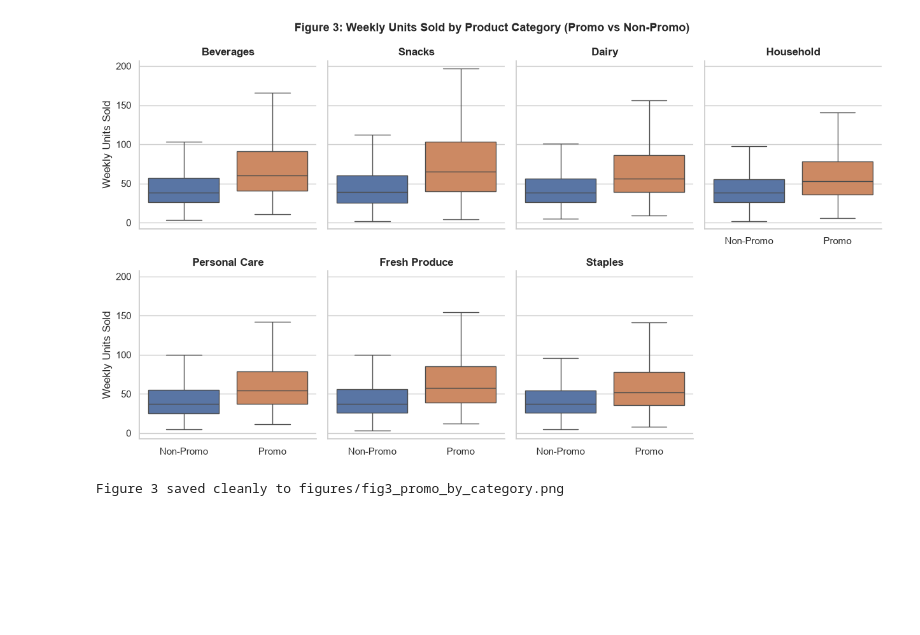
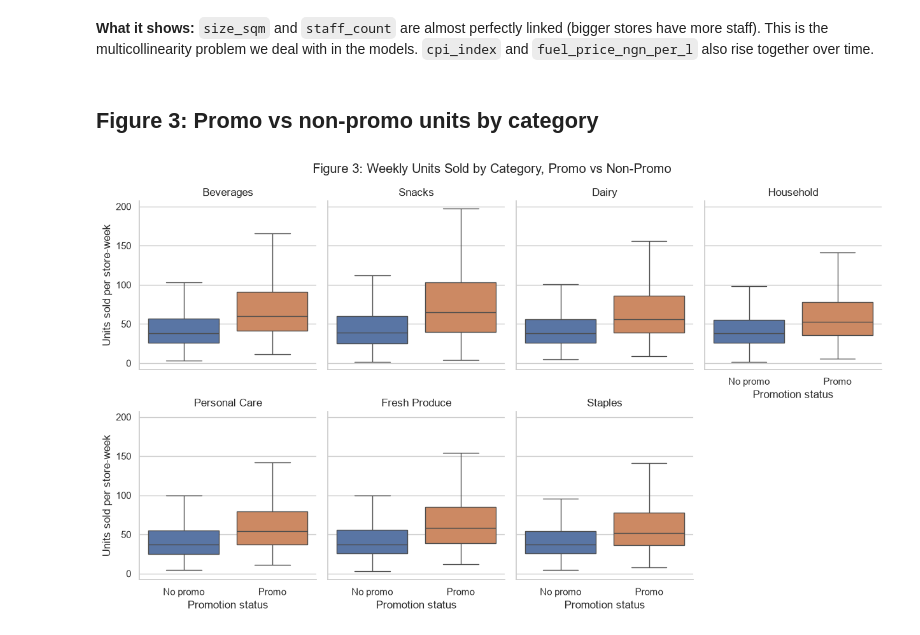
Before and after one commit to mosigomina/brainpals, a Jupyter notebook: 02_eda.ipynb, the cells around one changed output. Drawn from its saved outputs; the diff is of its cells as text; code cells hidden in the pictures; blank space fills up the shorter version.

```diff
--- a/02_eda.ipynb
+++ b/02_eda.ipynb
@@ -120,38 +74,16 @@ Figure 2 saved to figures/fig2_correlation_heatmap.png
+# %% [markdown]
+**What it shows:** `size_sqm` and `staff_count` are almost perfectly linked (bigger stores have more staff). This is the multicollinearity problem we deal with in the models. `cpi_index` and `fuel_price_ngn_per_l` also rise together over time.
+# %% [markdown]
+## Figure 3: Promo vs non-promo units by category
 # %%
-# -------------------------------------------------------------------------
-# Figure 3: Promo vs Non-Promo Units Sold by Category (Faceted)
-# -------------------------------------------------------------------------
+df['promo_label'] = df['promo_flag'].map({0: 'No promo', 1: 'Promo'})
 
-# 1. Create readable labels for promotional status
-df['promo_label'] = df['promo_flag'].map({0: 'Non-Promo', 1: 'Promo'})
-
-# 2. Build faceted boxplot across all 7 product categories
-g = sns.catplot(
-    data=df,
-    x='promo_label',
-    y='units_sold',
-    hue='promo_label',       # Explicitly maps color palette to the x variable
-    col='category',
-    col_wrap=4,
-    kind='box',
-    showfliers=False,        # Suppresses outlier dots for clean interquartile comparison
-    palette=['#4c72b0', '#dd8452'],
-    legend=False,            # Suppresses redundant legend
-    height=3.5,
-    aspect=0.9,
-    sharey=True
-)
-
-# 3. Apply titles and labels
-g.set_axis_labels('', 'Weekly Units Sold')
-g.set_titles(col_template='{col_name}', weight='bold')
-g.fig.suptitle('Figure 3: Weekly Units Sold by Product Category (Promo vs Non-Promo)', fontsize=13, fontweight='bold', y=1.03)
-
-# 4. Save figure directly at 300 DPI
+g = sns.catplot(data=df, x='promo_label', y='units_sold', hue='promo_label', col='category',
+                col_wrap=4, kind='box', showfliers=False, height=3.5, aspect=0.9, legend=False)
+g.set_axis_labels('Promotion status', 'Units sold per store-week')
+g.set_titles('{col_name}')
+g.figure.suptitle('Figure 3: Weekly Units Sold by Category, Promo vs Non-Promo', y=1.03)
 g.savefig('figures/fig3_promo_by_category.png', dpi=300, bbox_inches='tight')
 plt.show()
-
-print("Figure 3 saved cleanly to figures/fig3_promo_by_category.png")
 # %% [output]
-[figure, old version]
+[figure, new version]
-Figure 3 saved cleanly to figures/fig3_promo_by_category.png
```
Also changed, not shown: parts of 30 cells of this notebook, 21 other files.
